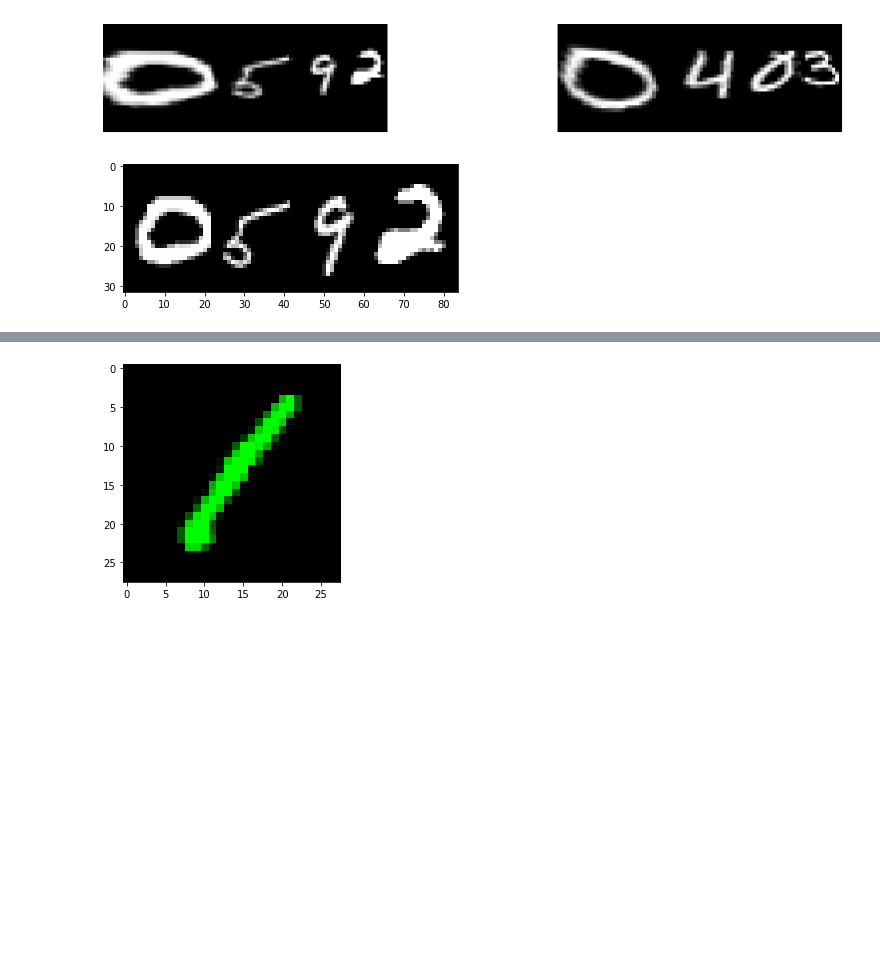
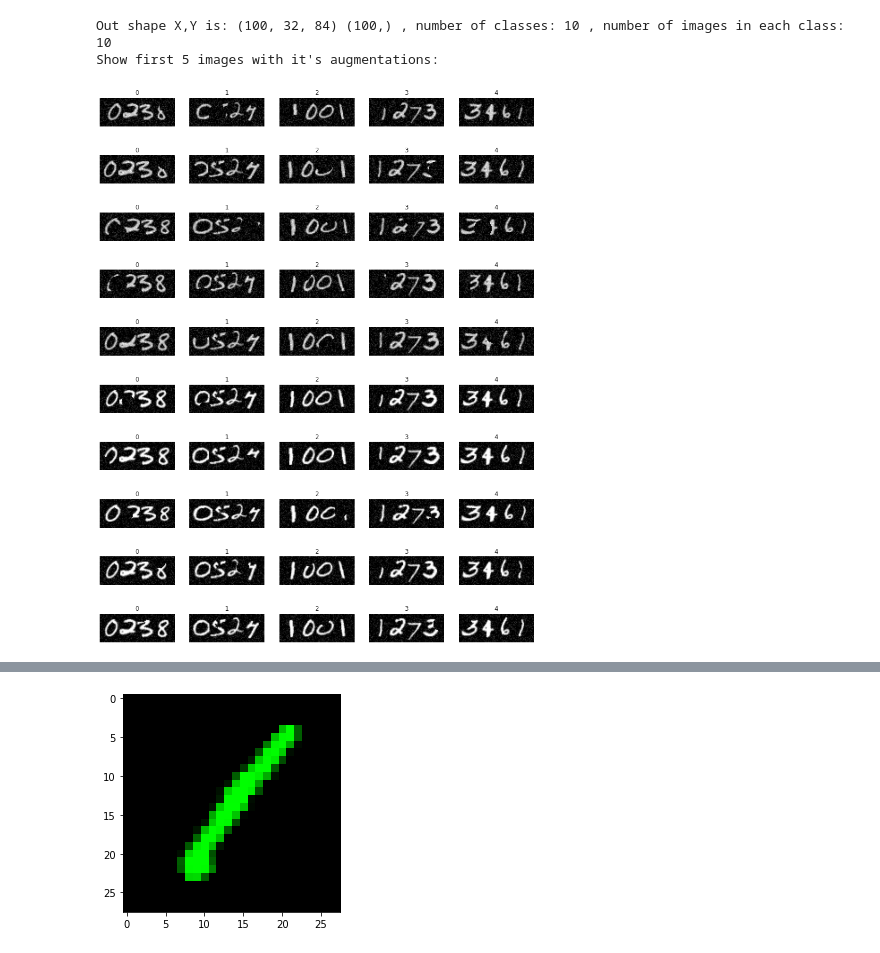
Before and after one commit to tunmustard/features_extractions, a Jupyter notebook: main_data_set_preparation.ipynb, the cells around one changed output, grey strips where cells are left out. Cells and saved outputs as stored; diff of their text form; code cells hidden in the pictures; blank space fills up the shorter version.

```diff
--- a/main_data_set_preparation.ipynb
+++ b/main_data_set_preparation.ipynb
@@ -185,10 +108,0 @@ out shape is (10, 32, 84)
-# %%
-
-
-Debug.show_images_list(res, col_number = 2)
-# %% [output]
-[figure, removed]
-# %%
-Debug.show_image(test_img)
-# %% [output]
-[figure, removed]
@@ -194,0 +355,22 @@ Debug.show_image(test_img)
+# %%
+###Generate data
+#Each input sample becomes separate class, thus we have num_classes = num_samples
+
+#Create transformation pipeline object
+img_gen = Image_generator()
+
+#Reshape input array to picture form (784->28,28)
+generator_array_reshaped = generator_array.reshape(generator_array.shape[0],generator_array.shape[1],28,28)
+
+#Get result arrays X,Y
+x_result, y_result = img_gen(generator_array_reshaped, shuffle = False)
+
+###Show some report. Label is uniq for each class but it doesnt related to "real" image values
+print("Out shape X,Y is:",x_result.shape, y_result.shape, ", number of classes:", img_gen.num_classes, ", number of images in each class:", img_gen.num_class_samples)
+print("Show first 5 images with it's augmentations:")
+example_5_pic = [i+k*img_gen.num_classes for k in range(img_gen.num_class_samples) for  i in range(5)]
+Debug.show_images_list(x_result[example_5_pic], y_result[example_5_pic], col_number = 5)
+# %% [output]
+Out shape X,Y is: (100, 32, 84) (100,) , number of classes: 10 , number of images in each class: 10
+Show first 5 images with it's augmentations:
+[figure, added]
```
Also changed, not shown: parts of 16 cells of this notebook.
